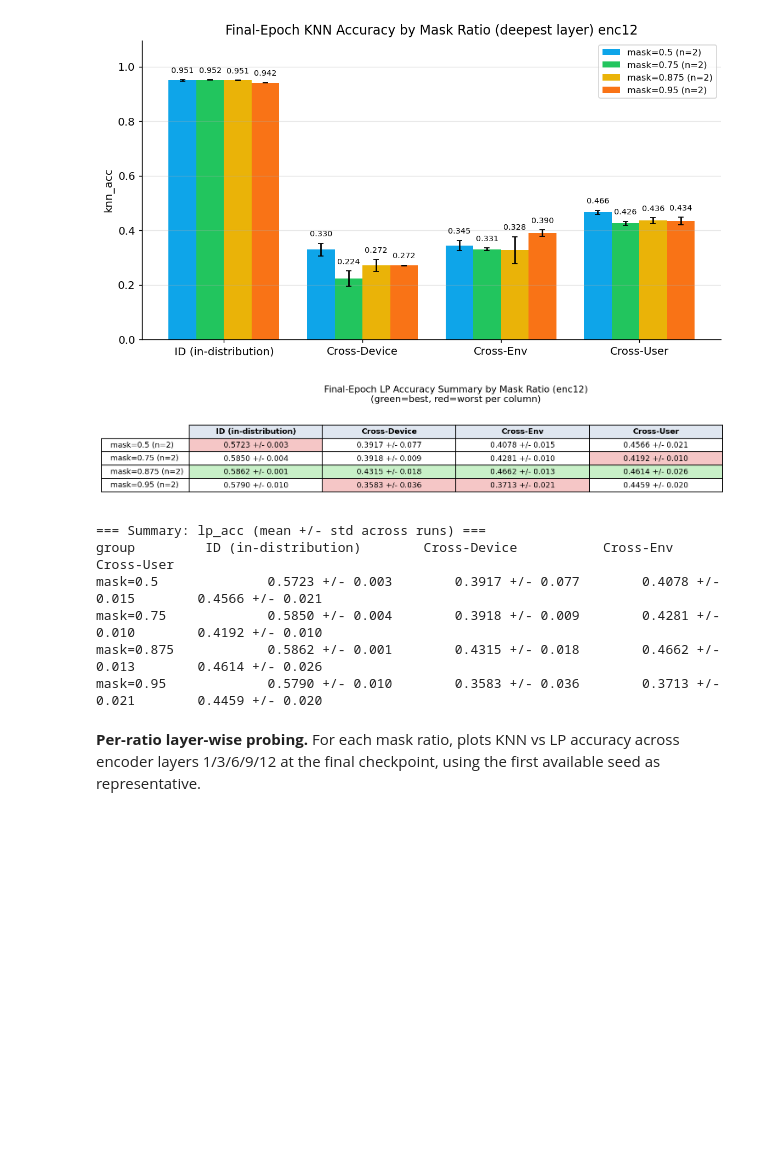
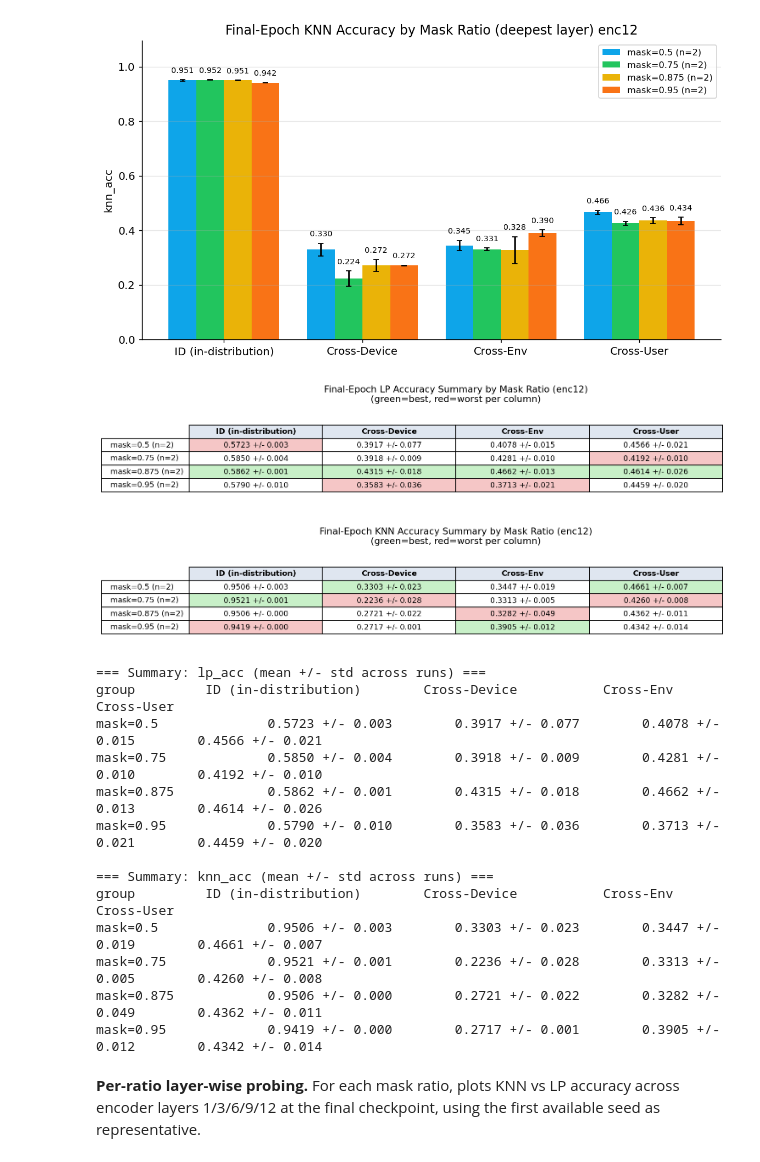
Before and after one commit to zzhu247/csi-fall-detection, a Jupyter notebook: consolidated_visualization.ipynb, the cells around one changed output. Saved outputs shown, nothing was run; the diff lists cells and outputs as text; code cells hidden in the pictures; blank space fills up the shorter version.

```diff
--- a/consolidated_visualization.ipynb
+++ b/consolidated_visualization.ipynb
@@ -430,19 +437,34 @@ if ratio_groups:
 # %%
 if ratio_groups:
     plot_summary_table_image(
         ratio_groups, FIG_DIR, "ratio_table_lp_acc_enc12.png",
         title="Final-Epoch LP Accuracy Summary by Mask Ratio (enc12)",
         metric="lp_acc", group_label_fmt="mask={k}",
     )
+
+    plot_summary_table_image(
+        ratio_groups, FIG_DIR, "ratio_table_knn_enc12.png",
+        title="Final-Epoch KNN Accuracy Summary by Mask Ratio (enc12)",
+        metric="knn_acc", group_label_fmt="mask={k}",
+    )
     print_summary_table(ratio_groups, metric="lp_acc", group_label_fmt="mask={k}")
+    print_summary_table(ratio_groups, metric="knn_acc", group_label_fmt="mask={k}")
 # %% [output]
 [figure]
+[figure, added]
 === Summary: lp_acc (mean +/- std across runs) ===
 group         ID (in-distribution)        Cross-Device           Cross-Env          Cross-User
 mask=0.5              0.5723 +/- 0.003        0.3917 +/- 0.077        0.4078 +/- 0.015        0.4566 +/- 0.021
 mask=0.75             0.5850 +/- 0.004        0.3918 +/- 0.009        0.4281 +/- 0.010        0.4192 +/- 0.010
 mask=0.875            0.5862 +/- 0.001        0.4315 +/- 0.018        0.4662 +/- 0.013        0.4614 +/- 0.026
 mask=0.95             0.5790 +/- 0.010        0.3583 +/- 0.036        0.3713 +/- 0.021        0.4459 +/- 0.020
+
+=== Summary: knn_acc (mean +/- std across runs) ===
+group         ID (in-distribution)        Cross-Device           Cross-Env          Cross-User
+mask=0.5              0.9506 +/- 0.003        0.3303 +/- 0.023        0.3447 +/- 0.019        0.4661 +/- 0.007
+mask=0.75             0.9521 +/- 0.001        0.2236 +/- 0.028        0.3313 +/- 0.005        0.4260 +/- 0.008
+mask=0.875            0.9506 +/- 0.000        0.2721 +/- 0.022        0.3282 +/- 0.049        0.4362 +/- 0.011
+mask=0.95             0.9419 +/- 0.000        0.2717 +/- 0.001        0.3905 +/- 0.012        0.4342 +/- 0.014
 # %% [markdown]
 **Per-ratio layer-wise probing.** For each mask ratio, plots KNN vs LP accuracy across encoder
 layers 1/3/6/9/12 at the final checkpoint, using the first available seed as representative.
```
Also changed, not shown: parts of 6 cells of this notebook, 13 other files.
